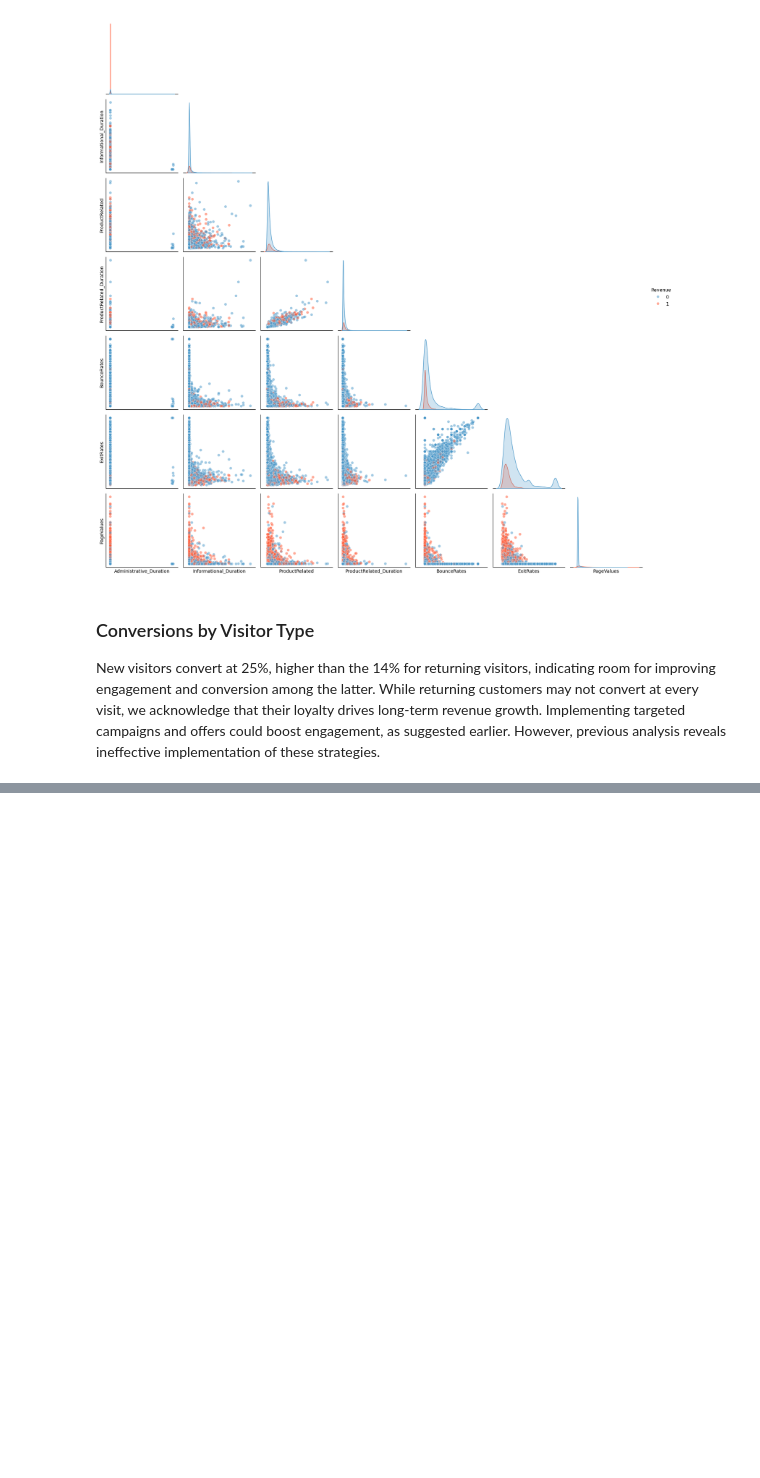
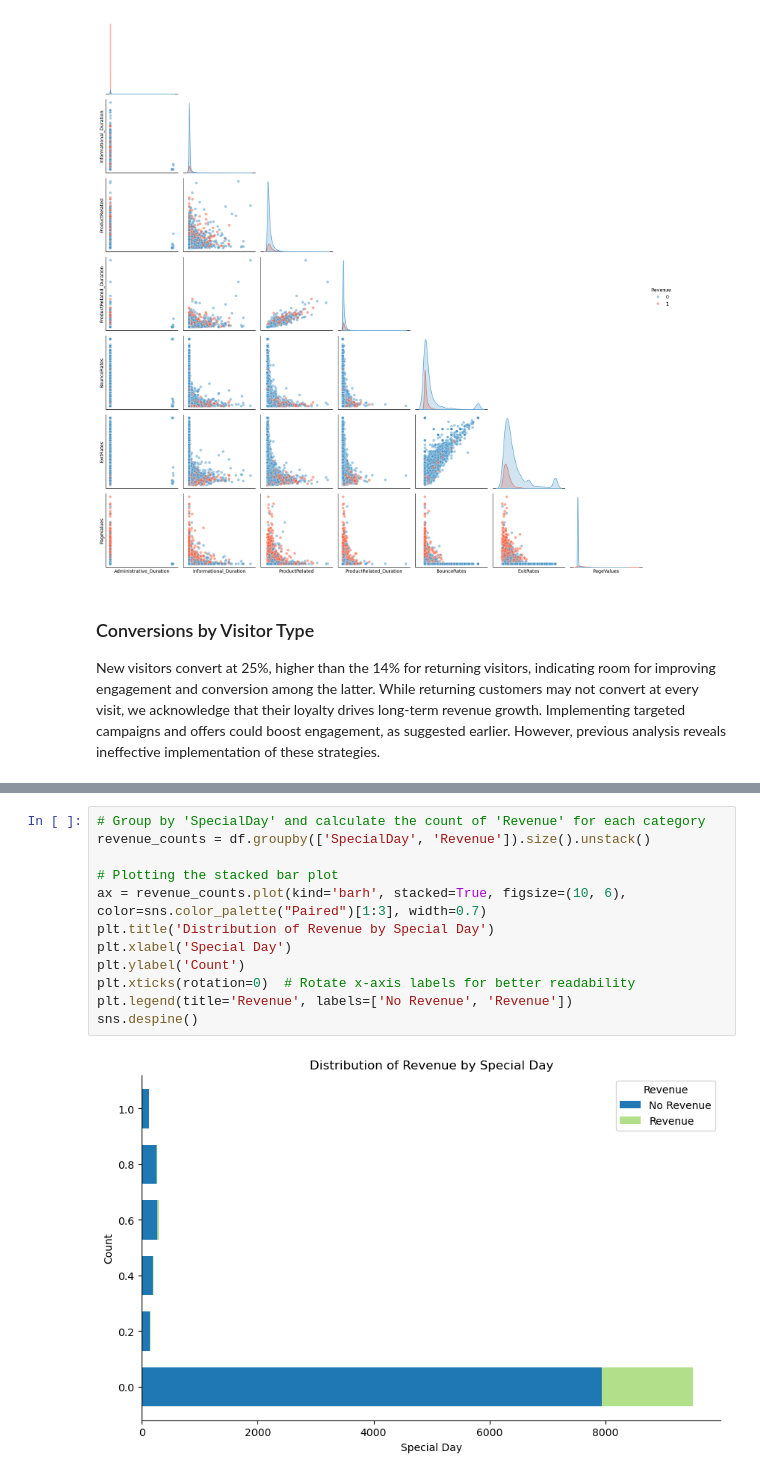
Before and after one commit to FutureGoose/ecommerce_purchase_prediction, a Jupyter notebook: gustaf_boden_ml_projekt.ipynb, the cells around one changed output, grey strips where cells are left out. Drawn from its saved outputs; the diff is of its cells as text; blank space fills up the shorter version.

```diff
--- a/gustaf_boden_ml_projekt.ipynb
+++ b/gustaf_boden_ml_projekt.ipynb
@@ -1000,0 +999,14 @@ plt.show()
+# %%
+# Group by 'SpecialDay' and calculate the count of 'Revenue' for each category
+revenue_counts = df.groupby(['SpecialDay', 'Revenue']).size().unstack()
+
+# Plotting the stacked bar plot
+ax = revenue_counts.plot(kind='barh', stacked=True, figsize=(10, 6), color=sns.color_palette("Paired")[1:3], width=0.7)
+plt.title('Distribution of Revenue by Special Day')
+plt.xlabel('Special Day')
+plt.ylabel('Count')
+plt.xticks(rotation=0)  # Rotate x-axis labels for better readability
+plt.legend(title='Revenue', labels=['No Revenue', 'Revenue'])
+sns.despine()
+# %% [output]
+[figure, added]
```
Also changed, not shown: parts of 17 cells of this notebook.
